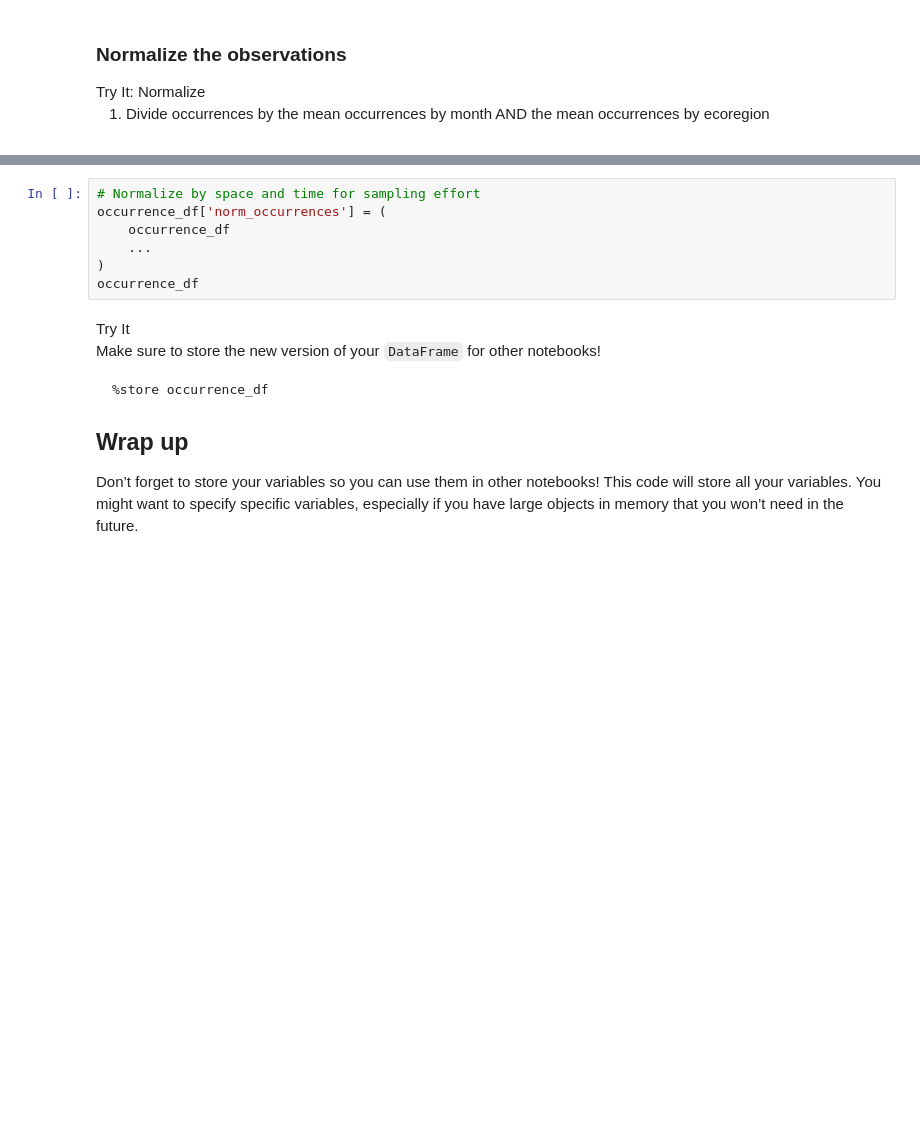
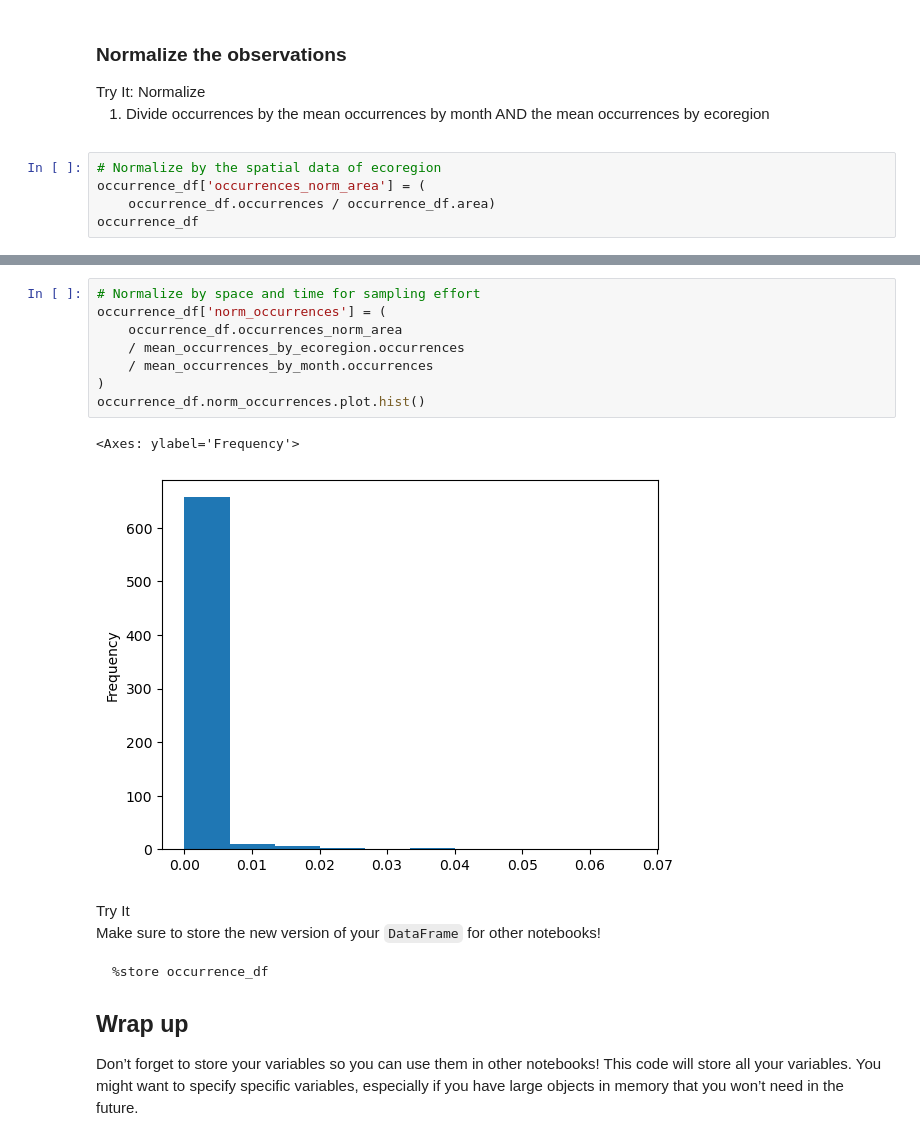
Before and after one commit to cu-esiil-edu/03-migration-Julesstetler, a Jupyter notebook: notebooks/migration-32-normalize.ipynb, the cells around one changed output, grey strips where cells are left out. Cells and saved outputs as stored; diff of their text form; blank space fills up the shorter version.

```diff
--- a/notebooks/migration-32-normalize.ipynb
+++ b/notebooks/migration-32-normalize.ipynb
@@ -153,3 +156,8 @@ mean_occurrences_by_month
 <li>Divide occurrences by the mean occurrences by month AND the mean
 occurrences by ecoregion</li>
 </ol></div></div>
+# %%
+# Normalize by the spatial data of ecoregion
+occurrence_df['occurrences_norm_area'] = (
+    occurrence_df.occurrences / occurrence_df.area)
+occurrence_df
@@ -156,10 +179,14 @@ occurrences by ecoregion</li>
 # %%
 # Normalize by space and time for sampling effort
 occurrence_df['norm_occurrences'] = (
-    occurrence_df
-    ...
+    occurrence_df.occurrences_norm_area
+    / mean_occurrences_by_ecoregion.occurrences
+    / mean_occurrences_by_month.occurrences
 )
-occurrence_df
+occurrence_df.norm_occurrences.plot.hist()
+# %% [output]
+<Axes: ylabel='Frequency'>
+[figure, added]
 # %% [markdown]
 <link rel="stylesheet" type="text/css" href="./assets/styles.css"><div class="callout callout-style-default callout-titled callout-task"><div class="callout-header"><div class="callout-icon-container"><i class="callout-icon"></i></div><div class="callout-title-container flex-fill">Try It</div></div><div class="callout-body-container callout-body"><p>Make sure to store the new version of your <code>DataFrame</code> for
 other notebooks!</p>
```
Also changed, not shown: parts of 3 cells of this notebook.
